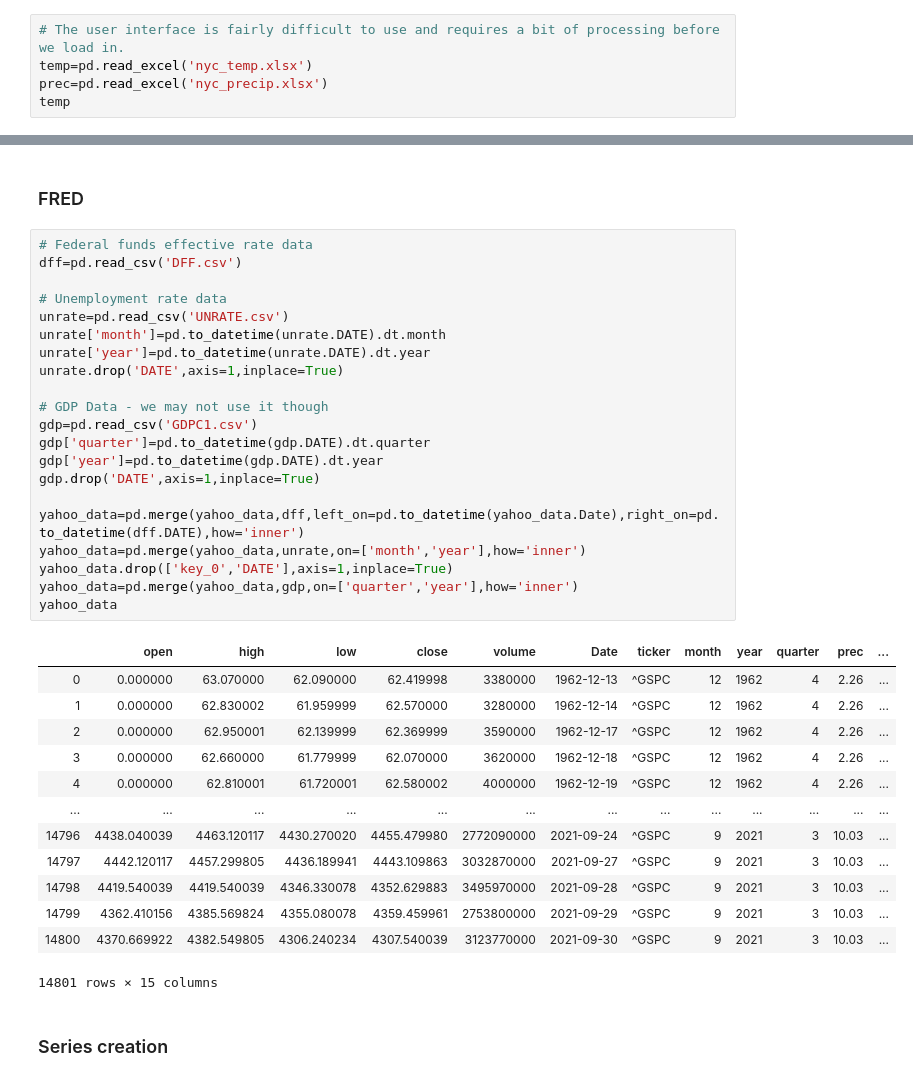
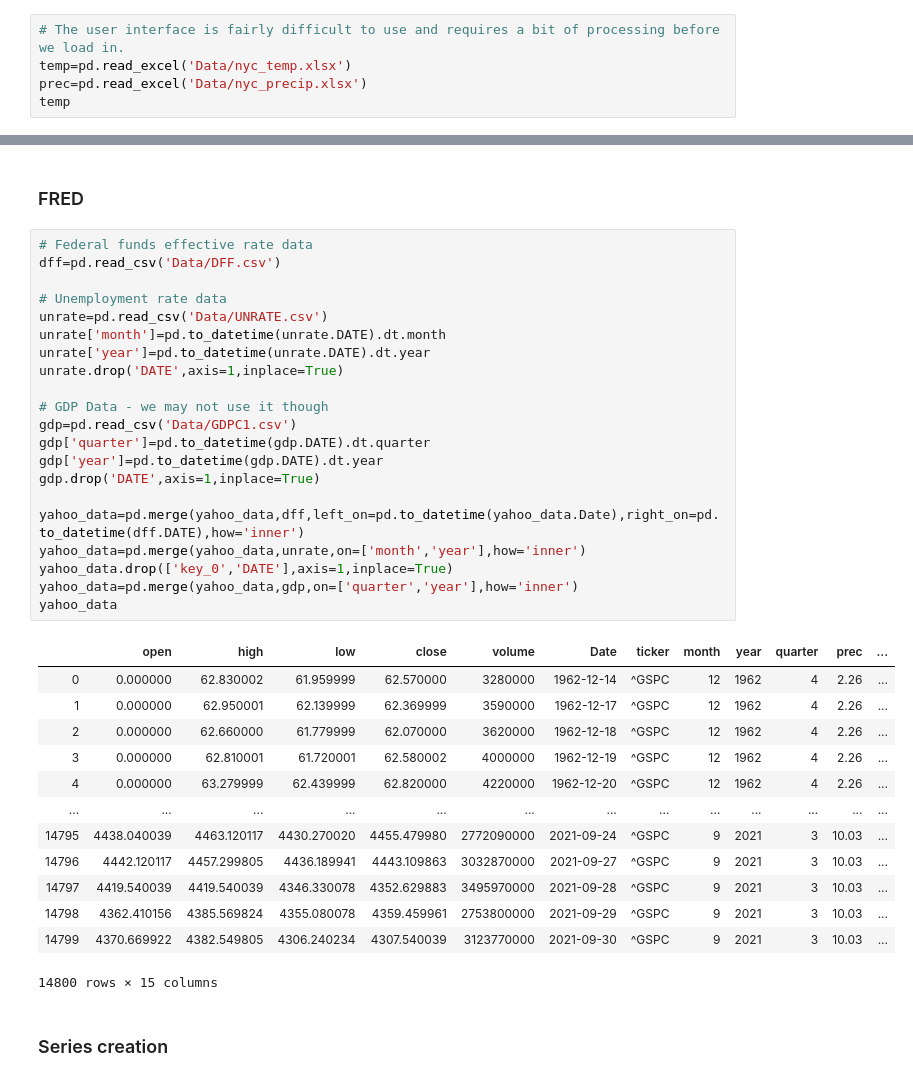
Before and after one commit to NolanSmithSolutions/Course, a Jupyter notebook: Statistical_Modeling/Data_Cleaning.ipynb, the cells around one changed output, grey strips where cells are left out. Drawn from its saved outputs; the diff is of its cells as text.

```diff
--- a/Statistical_Modeling/Data_Cleaning.ipynb
+++ b/Statistical_Modeling/Data_Cleaning.ipynb
@@ -385,8 +395,8 @@ Pulling history
 ### Weather
 # %%
 # The user interface is fairly difficult to use and requires a bit of processing before we load in.
-temp=pd.read_excel('nyc_temp.xlsx')
-prec=pd.read_excel('nyc_precip.xlsx')
+temp=pd.read_excel('Data/nyc_temp.xlsx')
+prec=pd.read_excel('Data/nyc_precip.xlsx')
 temp
 # %% [output]
 |  | Year | Jan | Feb | Mar | Apr | May | Jun | Jul | Aug | Sep | Oct | ... |
@@ -481,39 +491,39 @@ yahoo_data[(yahoo_data['prec']=='M')|(yahoo_data['temp']=='M')]
 ### FRED
 # %%
 # Federal funds effective rate data
-dff=pd.read_csv('DFF.csv')
+dff=pd.read_csv('Data/DFF.csv')
 
 # Unemployment rate data
-unrate=pd.read_csv('UNRATE.csv')
+unrate=pd.read_csv('Data/UNRATE.csv')
 unrate['month']=pd.to_datetime(unrate.DATE).dt.month
 unrate['year']=pd.to_datetime(unrate.DATE).dt.year
 unrate.drop('DATE',axis=1,inplace=True)
 
 # GDP Data - we may not use it though
-gdp=pd.read_csv('GDPC1.csv')
+gdp=pd.read_csv('Data/GDPC1.csv')
 gdp['quarter']=pd.to_datetime(gdp.DATE).dt.quarter
 gdp['year']=pd.to_datetime(gdp.DATE).dt.year
 gdp.drop('DATE',axis=1,inplace=True)
 
 yahoo_data=pd.merge(yahoo_data,dff,left_on=pd.to_datetime(yahoo_data.Date),right_on=pd.to_datetime(dff.DATE),how='inner')
 yahoo_data=pd.merge(yahoo_data,unrate,on=['month','year'],how='inner')
 yahoo_data.drop(['key_0','DATE'],axis=1,inplace=True)
 yahoo_data=pd.merge(yahoo_data,gdp,on=['quarter','year'],how='inner')
 yahoo_data
 # %% [output]
 |  | open | high | low | close | volume | Date | ticker | month | year | quarter | prec | ... |
-| 0 | 0.000000 | 63.070000 | 62.090000 | 62.419998 | 3380000 | 1962-12-13 | ^GSPC | 12 | 1962 | 4 | 2.26 | ... |
-| 1 | 0.000000 | 62.830002 | 61.959999 | 62.570000 | 3280000 | 1962-12-14 | ^GSPC | 12 | 1962 | 4 | 2.26 | ... |
-| 2 | 0.000000 | 62.950001 | 62.139999 | 62.369999 | 3590000 | 1962-12-17 | ^GSPC | 12 | 1962 | 4 | 2.26 | ... |
-| 3 | 0.000000 | 62.660000 | 61.779999 | 62.070000 | 3620000 | 1962-12-18 | ^GSPC | 12 | 1962 | 4 | 2.26 | ... |
-| 4 | 0.000000 | 62.810001 | 61.720001 | 62.580002 | 4000000 | 1962-12-19 | ^GSPC | 12 | 1962 | 4 | 2.26 | ... |
+| 0 | 0.000000 | 62.830002 | 61.959999 | 62.570000 | 3280000 | 1962-12-14 | ^GSPC | 12 | 1962 | 4 | 2.26 | ... |
+| 1 | 0.000000 | 62.950001 | 62.139999 | 62.369999 | 3590000 | 1962-12-17 | ^GSPC | 12 | 1962 | 4 | 2.26 | ... |
+| 2 | 0.000000 | 62.660000 | 61.779999 | 62.070000 | 3620000 | 1962-12-18 | ^GSPC | 12 | 1962 | 4 | 2.26 | ... |
+| 3 | 0.000000 | 62.810001 | 61.720001 | 62.580002 | 4000000 | 1962-12-19 | ^GSPC | 12 | 1962 | 4 | 2.26 | ... |
+| 4 | 0.000000 | 63.279999 | 62.439999 | 62.820000 | 4220000 | 1962-12-20 | ^GSPC | 12 | 1962 | 4 | 2.26 | ... |
 | ... | ... | ... | ... | ... | ... | ... | ... | ... | ... | ... | ... | ... |
-| 14796 | 4438.040039 | 4463.120117 | 4430.270020 | 4455.479980 | 2772090000 | 2021-09-24 | ^GSPC | 9 | 2021 | 3 | 10.03 | ... |
-| 14797 | 4442.120117 | 4457.299805 | 4436.189941 | 4443.109863 | 3032870000 | 2021-09-27 | ^GSPC | 9 | 2021 | 3 | 10.03 | ... |
-| 14798 | 4419.540039 | 4419.540039 | 4346.330078 | 4352.629883 | 3495970000 | 2021-09-28 | ^GSPC | 9 | 2021 | 3 | 10.03 | ... |
-| 14799 | 4362.410156 | 4385.569824 | 4355.080078 | 4359.459961 | 2753800000 | 2021-09-29 | ^GSPC | 9 | 2021 | 3 | 10.03 | ... |
-| 14800 | 4370.669922 | 4382.549805 | 4306.240234 | 4307.540039 | 3123770000 | 2021-09-30 | ^GSPC | 9 | 2021 | 3 | 10.03 | ... |
+| 14795 | 4438.040039 | 4463.120117 | 4430.270020 | 4455.479980 | 2772090000 | 2021-09-24 | ^GSPC | 9 | 2021 | 3 | 10.03 | ... |
+| 14796 | 4442.120117 | 4457.299805 | 4436.189941 | 4443.109863 | 3032870000 | 2021-09-27 | ^GSPC | 9 | 2021 | 3 | 10.03 | ... |
+| 14797 | 4419.540039 | 4419.540039 | 4346.330078 | 4352.629883 | 3495970000 | 2021-09-28 | ^GSPC | 9 | 2021 | 3 | 10.03 | ... |
+| 14798 | 4362.410156 | 4385.569824 | 4355.080078 | 4359.459961 | 2753800000 | 2021-09-29 | ^GSPC | 9 | 2021 | 3 | 10.03 | ... |
+| 14799 | 4370.669922 | 4382.549805 | 4306.240234 | 4307.540039 | 3123770000 | 2021-09-30 | ^GSPC | 9 | 2021 | 3 | 10.03 | ... |
-14801 rows × 15 columns
+14800 rows × 15 columns
 # %% [markdown]
 ### Series creation
 # %%
```
Also changed, not shown: parts of 14 cells of this notebook, 24 other files.
